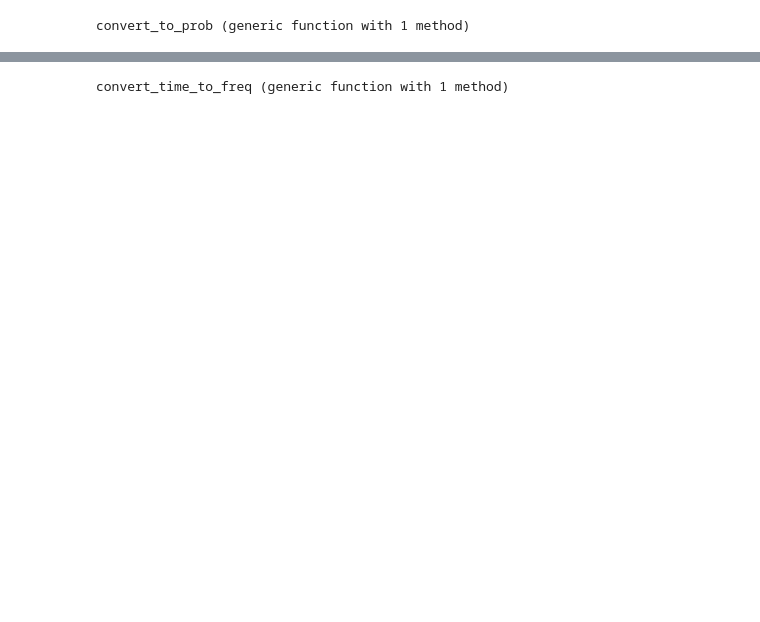
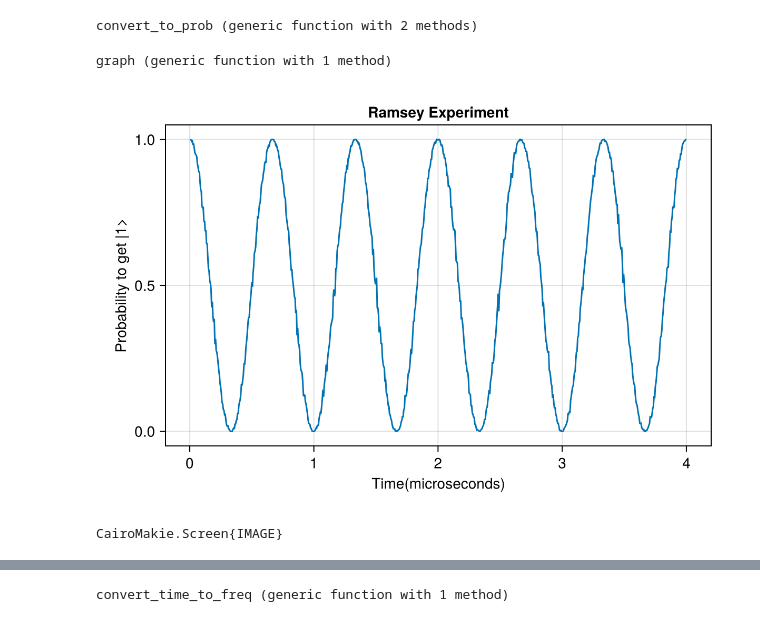
Before and after one commit to Ianborden/Quantum-APL, a Jupyter notebook: FridayResearch/Ramsey_v2.ipynb, the cells around one changed output, grey strips where cells are left out. Saved outputs shown, nothing was run; the diff lists cells and outputs as text; code cells hidden in the pictures; blank space fills up the shorter version.

Commit message:
more work on final project, looking at jessika animation code, operate_2 for ramsey

```diff
--- a/FridayResearch/Ramsey_v2.ipynb
+++ b/FridayResearch/Ramsey_v2.ipynb
@@ -4,10 +4,11 @@ using QuantumToolbox
 using CairoMakie
 # %%
 const Sub_divisions = 64
-const iterations = 1024
+const count_iterations = 1024
 const iter = 400
 const tolerance = 0.998
 const step_size = 5
+const time_to_iter = 192
 
 initial_state = ComplexF64[1;0]
 H_Gate = ComplexF64[1/√2 1/√2; 1/√2 -1/√2]
@@ -54,7 +55,17 @@ function operate(iter)
     t_range = range(1, iter)
     data = []
     for i in t_range
-        push!(data, count(iterations, initial_state, H_Gate, i))
+        push!(data, count(count_iterations, initial_state, H_Gate, i))
+    end
+    return data
+end
+
+function operate_2(time)
+    iter = time * 192
+    t_range = range(1, iter)
+    data = []
+    for i in t_range
+        push!(data, count(count_iterations, initial_state, H_Gate, i))
     end
     return data
 end
@@ -63,12 +74,31 @@ end
 function convert_to_prob(lst)
     prob = []
     for i in range(1,length(lst))
-        push!(prob, lst[i]/iterations)
+        push!(prob, lst[i]/count_iterations)
     end
     return prob
 end
 # %% [output]
-convert_to_prob (generic function with 1 method)
+convert_to_prob (generic function with 2 methods)
+# %%
+function graph(time)
+    operated = operate_2(time)
+    probs = convert_to_prob(operated)
+    Ts = convert_time(range(1, t * time_to_iter)/1000)
+    return [probs, Ts]
+end
+# %% [output]
+graph (generic function with 1 method)
+# %%
+t = 4 # microseconds
+g = graph(t)
+fig = Figure(size = (600, 400))
+ax = Axis(fig[1, 1], title = "Ramsey Experiment", xlabel = "Time(microseconds)", ylabel = "Probability to get |1>")
+lines!(ax, g[2], g[1])
+display(fig)
+# %% [output]
+[figure, added]
+CairoMakie.Screen{IMAGE}
 # %%
 ω_01 = 6.063 * 1000 #MHz
 ω_pulse = 6.06 * 1000 #MHz
```
Also changed, not shown: parts of 7 cells of this notebook, 9 other files.
